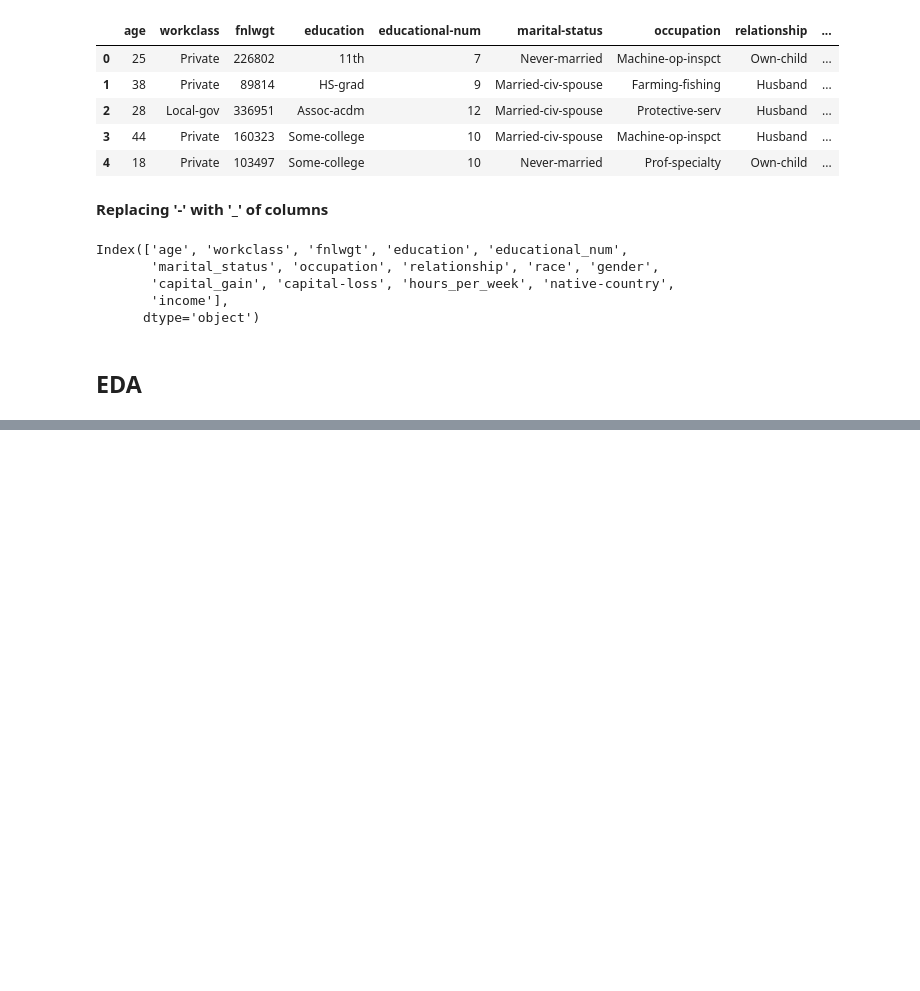
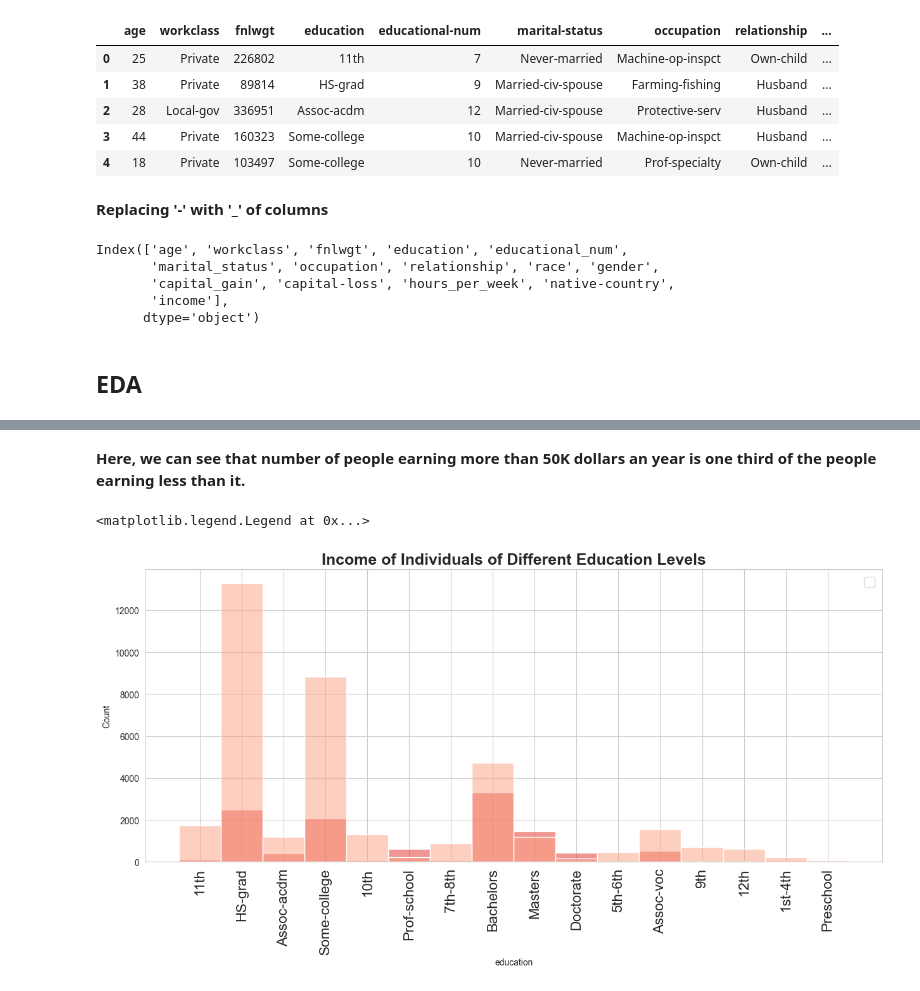
Before and after one commit to Mitrahang7/Code-IT, a Jupyter notebook: Week 3/Adult Income Predictor.ipynb, the cells around one changed output, grey strips where cells are left out. Saved outputs shown, nothing was run; the diff lists cells and outputs as text; code cells hidden in the pictures; blank space fills up the shorter version.

```diff
--- a/Week 3/Adult Income Predictor.ipynb
+++ b/Week 3/Adult Income Predictor.ipynb
@@ -184,0 +232,11 @@ Index(['age', 'workclass', 'fnlwgt', 'education', 'educational_num',
+# %% [markdown]
+**Here, we can see that number of people earning more than 50K dollars an year is one third of the people earning less than it.**
+# %%
+plt.figure(figsize=(15,6))
+sns.histplot(x = dt['education'], hue = dt['income'], palette='Reds')
+plt.title('Income of Individuals of Different Education Levels', fontsize=18, fontweight='bold')
+plt.xticks(fontsize=16,rotation = 90)
+plt.legend(fontsize=16)
+# %% [output]
+<matplotlib.legend.Legend at 0x...>
+[figure, added]
```
Also changed, not shown: parts of 14 cells of this notebook.
